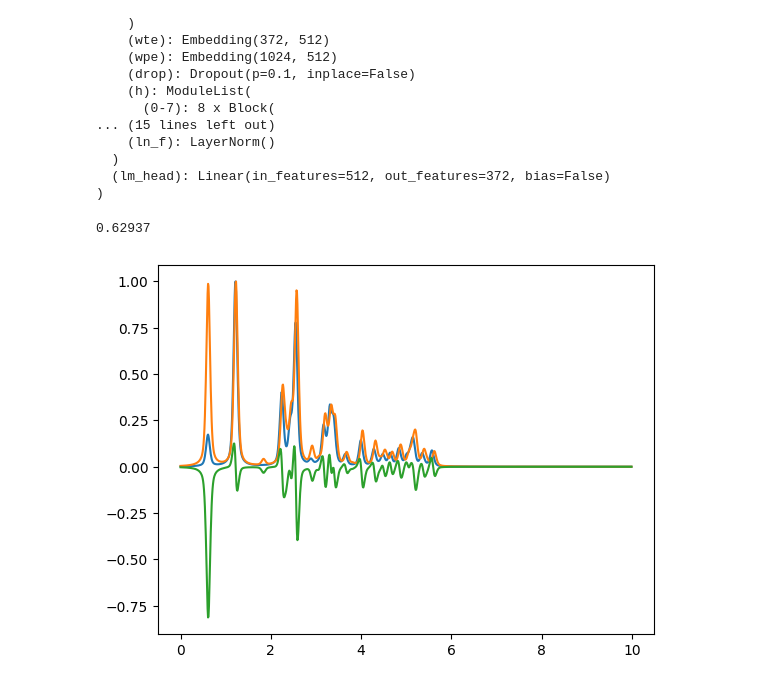
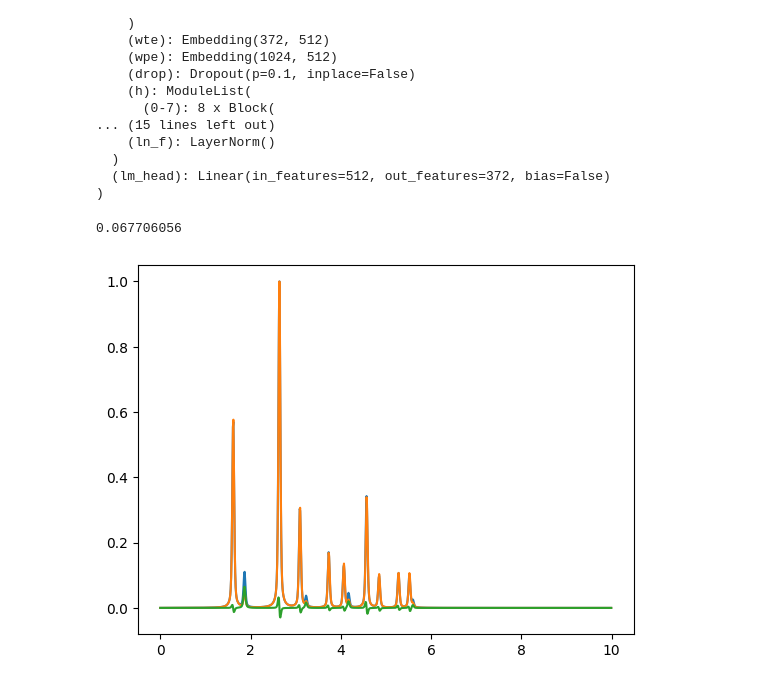
Before and after one commit to zhaohan-alan/decifier, a Jupyter notebook: notebooks/ad_hoc_cif_gen.ipynb, the cells around one changed output. Drawn from its saved outputs; the diff is of its cells as text; code cells hidden in the pictures.

```diff
--- a/notebooks/ad_hoc_cif_gen.ipynb
+++ b/notebooks/ad_hoc_cif_gen.ipynb
@@ -64,7 +64,7 @@ xrd_out = disc_to_cont_xrd(
     qmin = 0.0,
     qmax = 10.0,
     qstep = 0.01,
-    fwhm_range = (0.1, 0.1),
+    fwhm_range = (0.05, 0.05),
     noise_range = (0.00, 0.00),
     mask_prob=0.0,
     intensity_scale_range=(1.0, 1.0)
@@ -81,33 +81,33 @@ token_ids = model.generate_batched_reps(prompt, max_new_tokens=1000, cond_vec=co
 token_ids = [ids[ids != padding_id] for ids in token_ids]  # Remove padding tokens
 
 out_cif = decode(list(token_ids[0]))
 out_cif = replace_symmetry_loop_with_P1(out_cif)
 
 # Extract space group symbol from the CIF string
 spacegroup_symbol = extract_space_group_symbol(out_cif)
 
 # If the space group is not "P1", reinstate symmetry
 if spacegroup_symbol != "P 1":
     out_cif = reinstate_symmetry_loop(out_cif, spacegroup_symbol)
 
 xrd_gen = disc_to_cont_xrd_from_cif(
     out_cif,
     qmin = 0.0,
     qmax = 10.0,
     qstep = 0.01,
-    fwhm_range = (0.1, 0.1),
+    fwhm_range = (0.05, 0.05),
     noise_range = (0.0, 0.0),
     mask_prob=0.0,
     intensity_scale_range=(1.0, 1.0)
 )
 plt.plot(xrd_gen['q'], xrd_gen['iq'])
 plt.plot(xrd_gen['q'],  iq.squeeze(0).numpy() - xrd_gen['iq'])
 print(rwp(iq.squeeze(0).numpy(), xrd_gen['iq']))
 plt.show()
 
 # print(cif_string)
 # print()
 # print(out_cif)
 # %% [output]
-0.62937
+0.067706056
-[figure, old version]
+[figure, new version]
```
Also changed, not shown: 1 other file.
